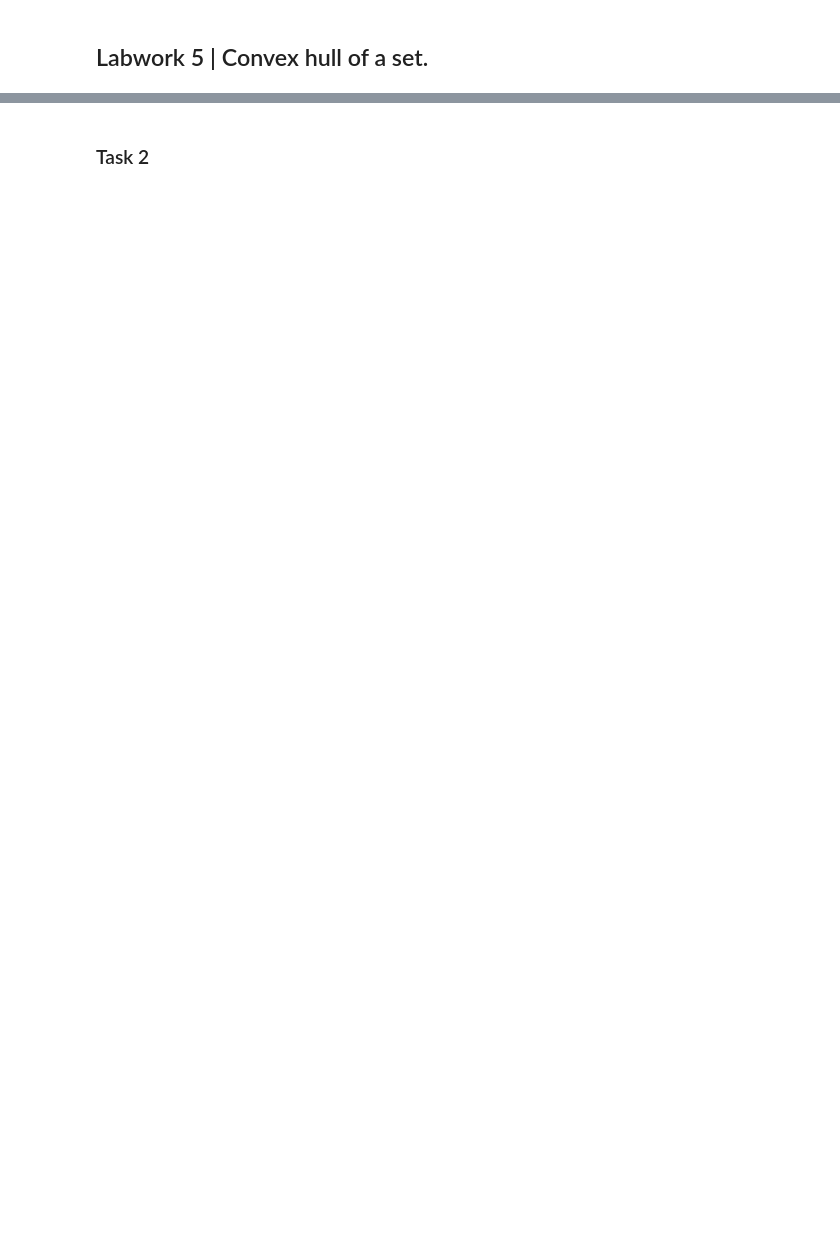
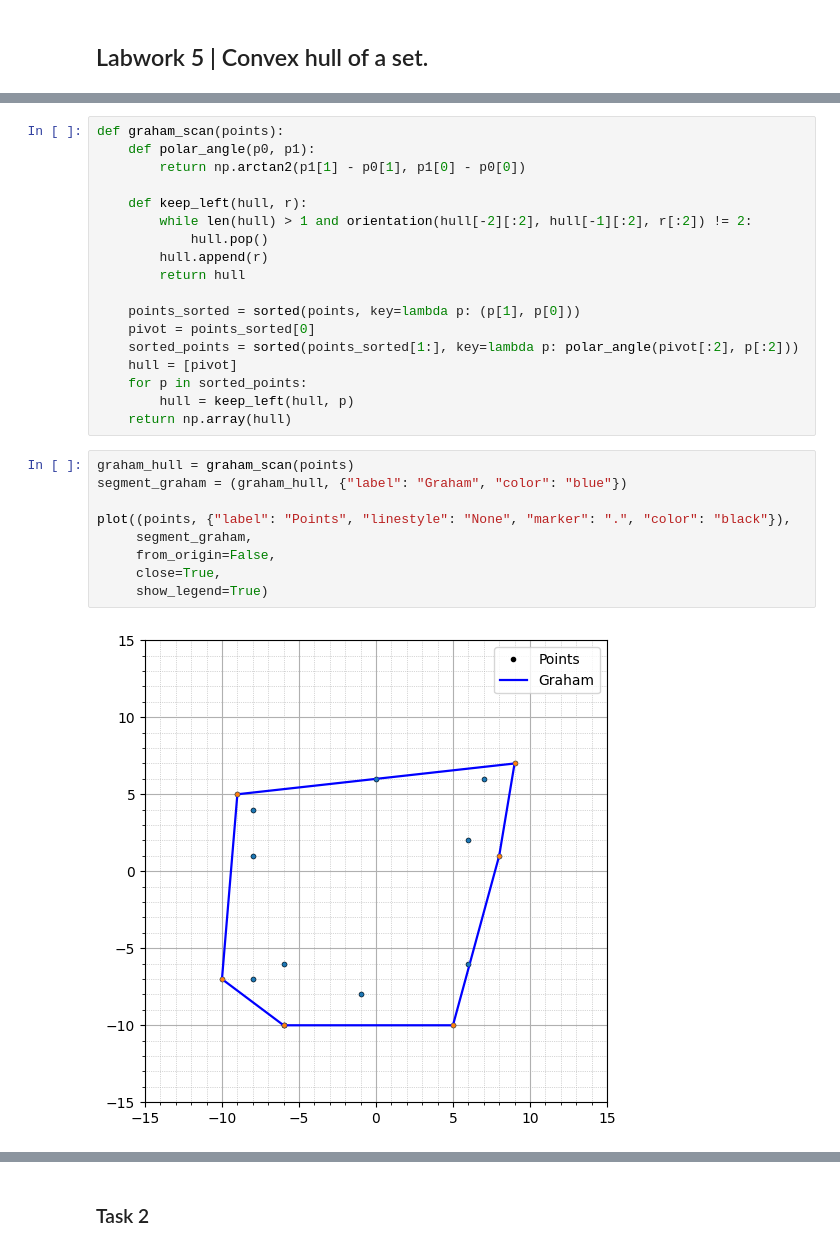
Before and after one commit to mikedegeofroy/itmo-computational-geometry, a Jupyter notebook: lab5/lab5.ipynb, the cells around one changed output, grey strips where cells are left out. Cells and saved outputs as stored; diff of their text form; blank space fills up the shorter version.

```diff
--- a/lab5/lab5.ipynb
+++ b/lab5/lab5.ipynb
@@ -71,0 +132,29 @@ E, hull_jarvis, hull_graham, (perimeter_jarvis, area_jarvis), (perimeter_graham,
+# %%
+def graham_scan(points):
+    def polar_angle(p0, p1):
+        return np.arctan2(p1[1] - p0[1], p1[0] - p0[0])
+
+    def keep_left(hull, r):
+        while len(hull) > 1 and orientation(hull[-2][:2], hull[-1][:2], r[:2]) != 2:
+            hull.pop()
+        hull.append(r)
+        return hull
+
+    points_sorted = sorted(points, key=lambda p: (p[1], p[0]))
+    pivot = points_sorted[0]
+    sorted_points = sorted(points_sorted[1:], key=lambda p: polar_angle(pivot[:2], p[:2]))
+    hull = [pivot]
+    for p in sorted_points:
+        hull = keep_left(hull, p)
+    return np.array(hull)
+# %%
+graham_hull = graham_scan(points)
+segment_graham = (graham_hull, {"label": "Graham", "color": "blue"})
+
+plot((points, {"label": "Points", "linestyle": "None", "marker": ".", "color": "black"}),
+     segment_graham,
+     from_origin=False,
+     close=True,
+     show_legend=True)
+# %% [output]
+[figure, added]
```
Also changed, not shown: parts of 12 cells of this notebook.
